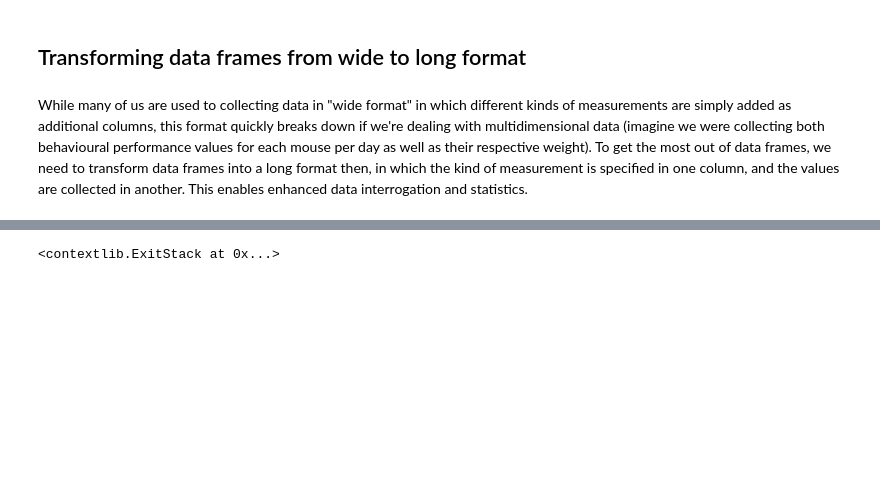
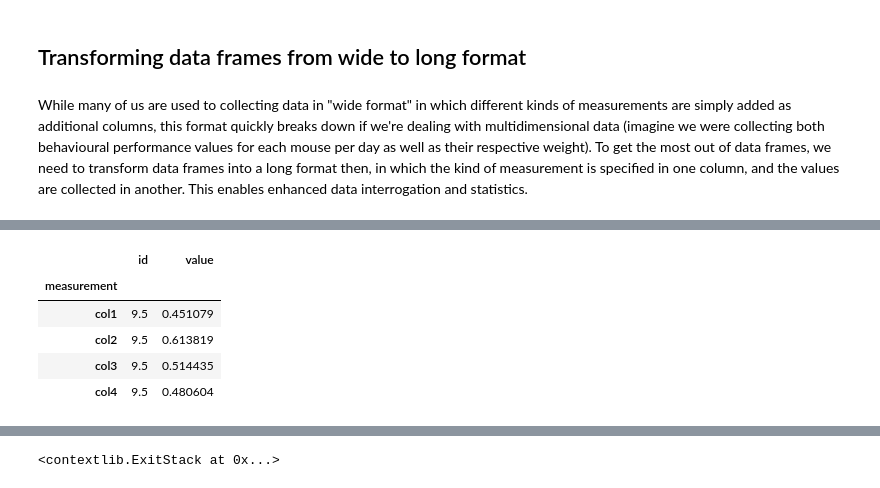
Before and after one commit to obarnstedt/LINdoscope2023, a Jupyter notebook: notebooks/intro_to_python.ipynb, the cells around one changed output, grey strips where cells are left out. Drawn from its saved outputs; the diff is of its cells as text; code cells hidden in the pictures; blank space fills up the shorter version.

Commit message:
added groupby and drop

```diff
--- a/notebooks/intro_to_python.ipynb
+++ b/notebooks/intro_to_python.ipynb
@@ -356,0 +363,10 @@ df_long
+# %%
+df_long_grouped_mean = df_long.groupby('measurement').mean()
+df_long_grouped_mean
+# %% [output]
+|  | id | value |
+| measurement |  |  |
+| col1 | 9.5 | 0.451079 |
+| col2 | 9.5 | 0.613819 |
+| col3 | 9.5 | 0.514435 |
+| col4 | 9.5 | 0.480604 |
```
Also changed, not shown: parts of 23 cells of this notebook.
